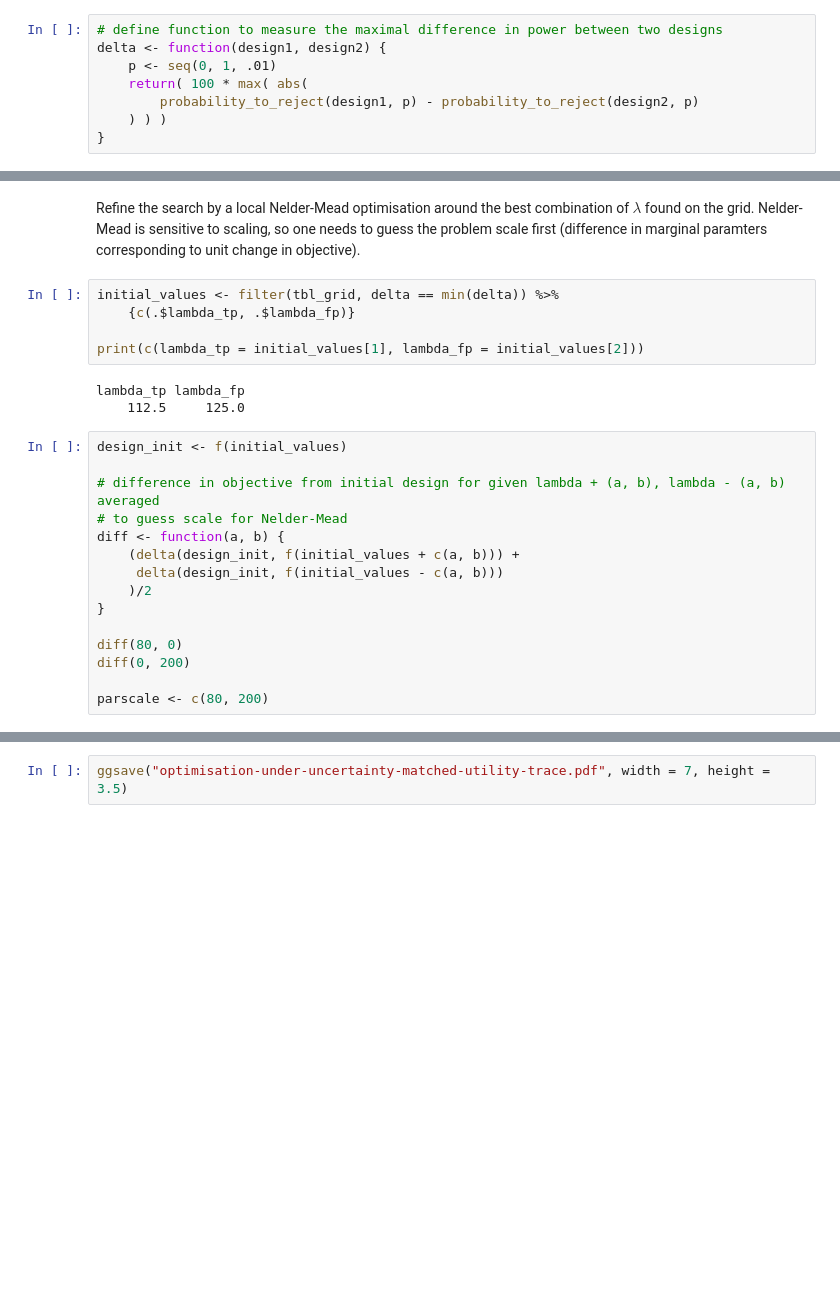
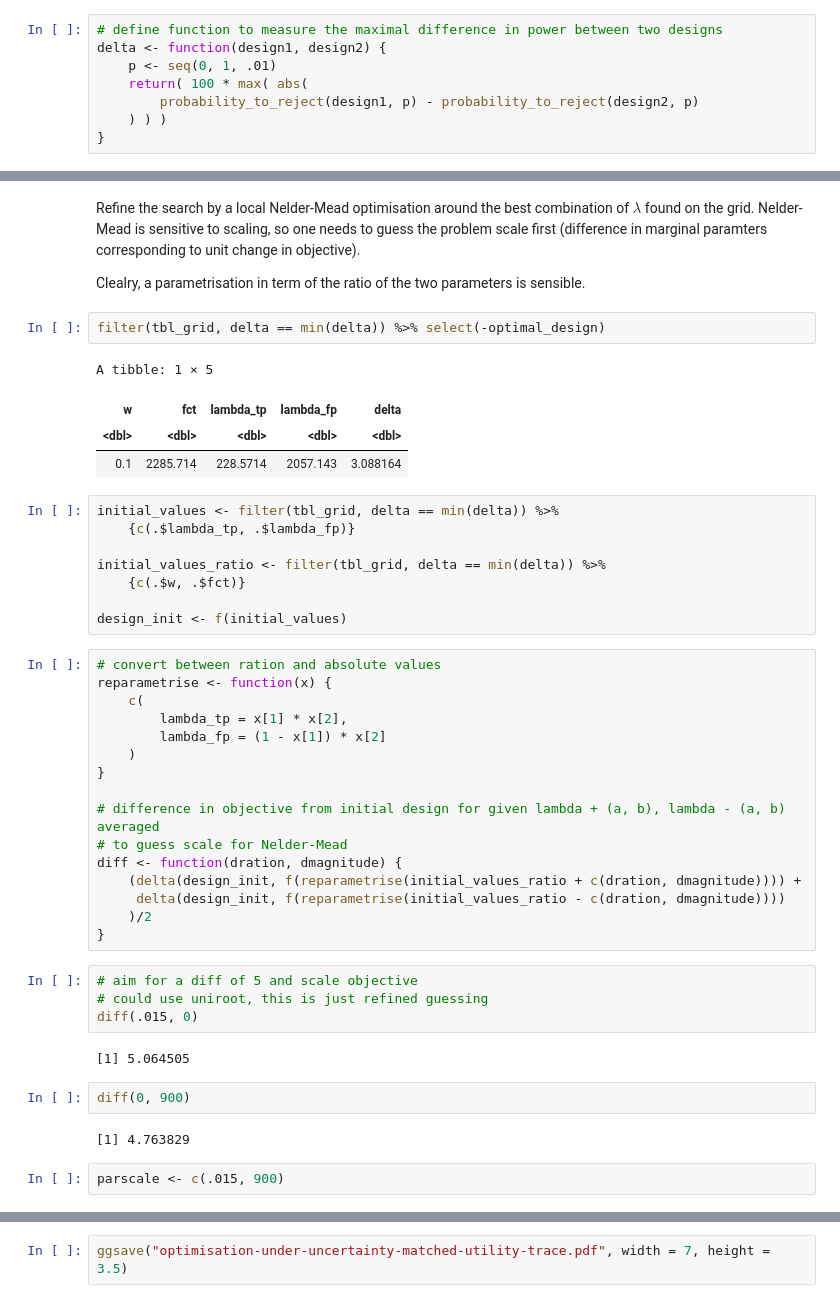
Before and after one commit to kkmann/optimal-binary-two-stage-designs, a Jupyter notebook: notebooks/optimisation-under-uncertainty.ipynb, the cells around one changed output, grey strips where cells are left out. Cells and saved outputs as stored; diff of their text form; blank space fills up the shorter version.

```diff
--- a/notebooks/optimisation-under-uncertainty.ipynb
+++ b/notebooks/optimisation-under-uncertainty.ipynb
@@ -313,27 +312,49 @@ plot_initial_guess
 # %% [markdown]
 Refine the search by a local Nelder-Mead optimisation around the best combination of $\lambda$ found on the grid.
 Nelder-Mead is sensitive to scaling, so one needs to guess the problem scale first (difference in marginal paramters corresponding to unit change in objective).
+
+Clealry, a parametrisation in term of the ratio of the two parameters is sensible.
+# %%
+filter(tbl_grid, delta == min(delta)) %>% select(-optimal_design)
+# %% [output]
+A tibble: 1 × 5
+| w | fct | lambda_tp | lambda_fp | delta |
+| <dbl> | <dbl> | <dbl> | <dbl> | <dbl> |
+| 0.1 | 2285.714 | 228.5714 | 2057.143 | 3.088164 |
 # %%
 initial_values <- filter(tbl_grid, delta == min(delta)) %>%
     {c(.$lambda_tp, .$lambda_fp)}
 
-print(c(lambda_tp = initial_values[1], lambda_fp = initial_values[2]))
+initial_values_ratio <- filter(tbl_grid, delta == min(delta)) %>%
+    {c(.$w, .$fct)}
+
+design_init <- f(initial_values)
-# %% [output]
-lambda_tp lambda_fp
-    112.5     125.0
 # %%
-design_init <- f(initial_values)
+# convert between ration and absolute values
+reparametrise <- function(x) {
+    c(
+        lambda_tp = x[1] * x[2],
+        lambda_fp = (1 - x[1]) * x[2]
+    )
+}
 
 # difference in objective from initial design for given lambda + (a, b), lambda - (a, b) averaged
 # to guess scale for Nelder-Mead
-diff <- function(a, b) {
-    (delta(design_init, f(initial_values + c(a, b))) +
-     delta(design_init, f(initial_values - c(a, b)))
+diff <- function(dration, dmagnitude) {
+    (delta(design_init, f(reparametrise(initial_values_ratio + c(dration, dmagnitude)))) +
+     delta(design_init, f(reparametrise(initial_values_ratio - c(dration, dmagnitude))))
     )/2
 }
-
-diff(80, 0)
-diff(0, 200)
-
-parscale <- c(80, 200)
+# %%
+# aim for a diff of 5 and scale objective
+# could use uniroot, this is just refined guessing
+diff(.015, 0)
+# %% [output]
+[1] 5.064505
+# %%
+diff(0, 900)
+# %% [output]
+[1] 4.763829
+# %%
+parscale <- c(.015, 900)
 # %% [markdown]
```
Also changed, not shown: parts of 18 cells of this notebook, 8 other files.
